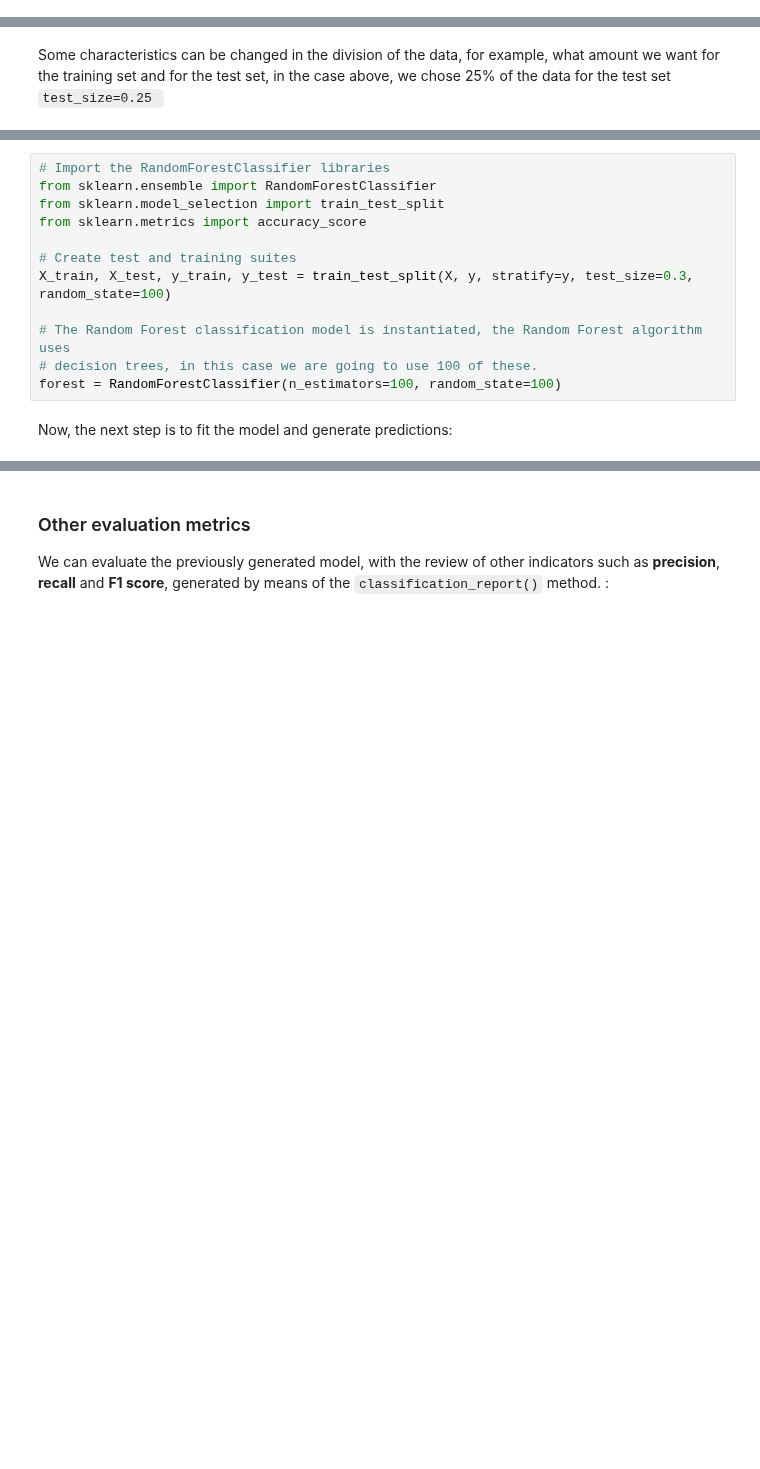
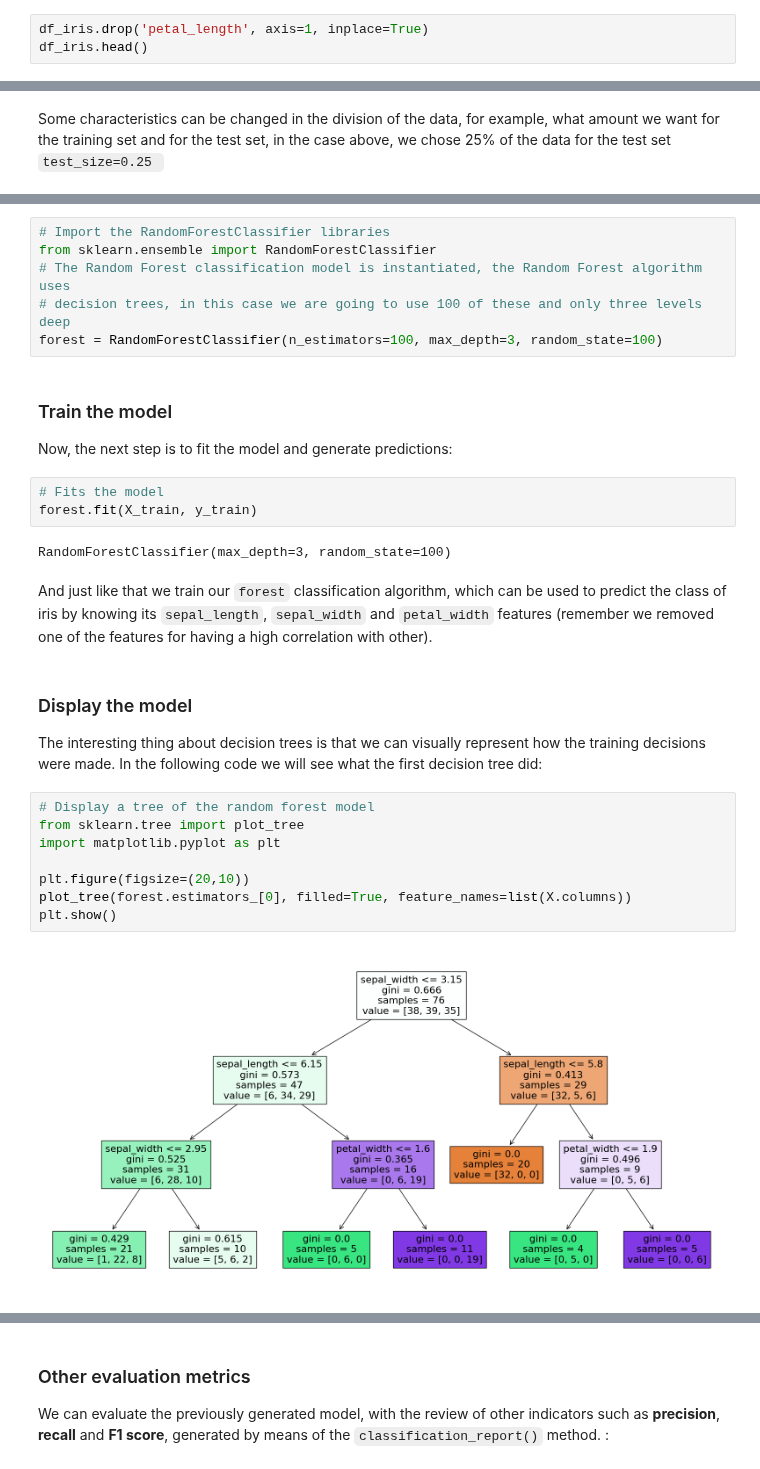
Before and after one commit to ramirezlab/CHEMO, a Jupyter notebook: 3_PART_THREE/3.1_Introduction_ML.en.ipynb, the cells around one changed output, grey strips where cells are left out. Drawn from its saved outputs; the diff is of its cells as text; blank space fills up the shorter version.

```diff
--- a/3_PART_THREE/3.1_Introduction_ML.en.ipynb
+++ b/3_PART_THREE/3.1_Introduction_ML.en.ipynb
@@ -115,0 +144,3 @@ If some of the columns present a high correlation between them, where these colu
+# %%
+df_iris.drop('petal_length', axis=1, inplace=True)
+df_iris.head()
@@ -167,14 +204,31 @@ Let's start with the implementation:
 # %%
 # Import the RandomForestClassifier libraries
 from sklearn.ensemble import RandomForestClassifier
-from sklearn.model_selection import train_test_split
-from sklearn.metrics import accuracy_score
-
-# Create test and training suites
-X_train, X_test, y_train, y_test = train_test_split(X, y, stratify=y, test_size=0.3, random_state=100)
-
 # The Random Forest classification model is instantiated, the Random Forest algorithm uses
-# decision trees, in this case we are going to use 100 of these.
-forest = RandomForestClassifier(n_estimators=100, random_state=100)
+# decision trees, in this case we are going to use 100 of these and only three levels deep
+forest = RandomForestClassifier(n_estimators=100, max_depth=3, random_state=100)
 # %% [markdown]
+### Train the model
+
 Now, the next step is to fit the model and generate predictions:
+# %%
+# Fits the model
+forest.fit(X_train, y_train)
+# %% [output]
+RandomForestClassifier(max_depth=3, random_state=100)
+# %% [markdown]
+And just like that we train our `forest` classification algorithm, which can be used to predict the class of iris by knowing its `sepal_length`, `sepal_width` and `petal_width` features (remember we removed one of the features for having a high correlation with other).
+# %% [markdown]
+### Display the model
+
+The interesting thing about decision trees is that we can visually represent how the training decisions were made. In the following code we will see what the first decision tree did:
+# %%
+# Display a tree of the random forest model
+from sklearn.tree import plot_tree
+import matplotlib.pyplot as plt
+
+plt.figure(figsize=(20,10))
+plot_tree(forest.estimators_[0], filled=True, feature_names=list(X.columns))
+plt.show()
+# %% [output]
+[figure, added]
```
Also changed, not shown: parts of 29 cells of this notebook, 6 other files.
